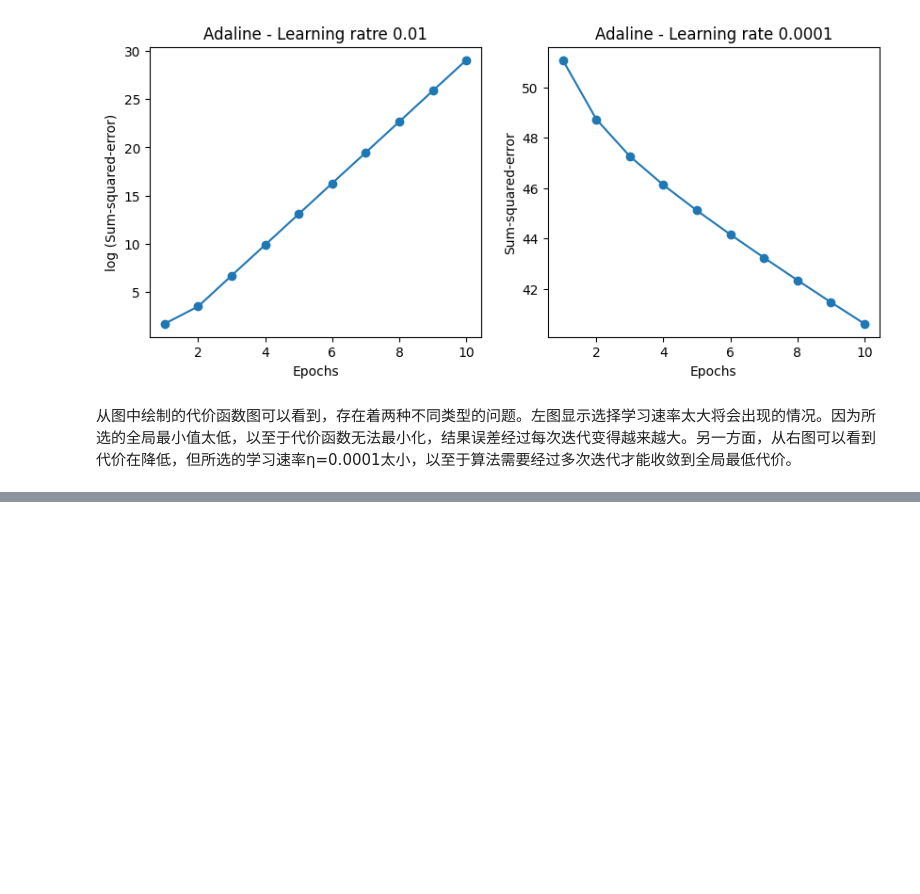
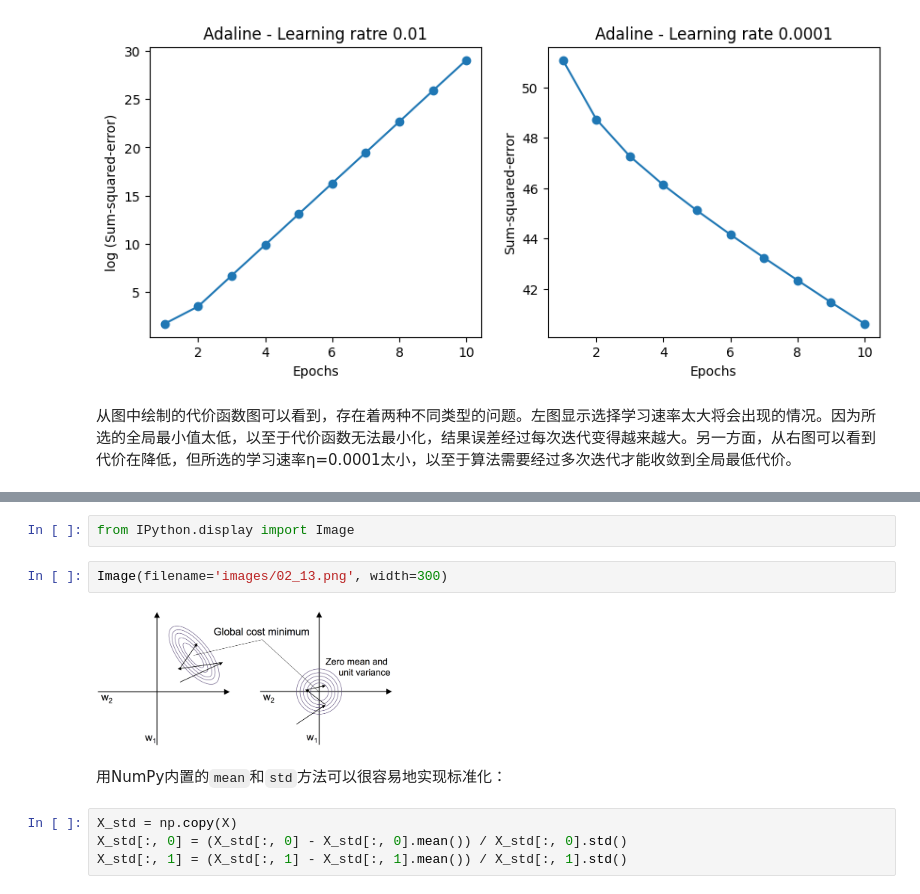
Before and after one commit to JackCaiZhang/python-machine-learning-3rd-edition, a Jupyter notebook: ch02/ch02.ipynb, the cells around one changed output, grey strips where cells are left out. Saved outputs shown, nothing was run; the diff lists cells and outputs as text; blank space fills up the shorter version.

```diff
--- a/ch02/ch02.ipynb
+++ b/ch02/ch02.ipynb
@@ -277,0 +297,12 @@ plt.show()
+# %%
+from IPython.display import Image
+# %%
+Image(filename='images/02_13.png', width=300)
+# %% [output]
+[figure, added]
+# %% [markdown]
+用NumPy内置的`mean`和`std`方法可以很容易地实现标准化：
+# %%
+X_std = np.copy(X)
+X_std[:, 0] = (X_std[:, 0] - X_std[:, 0].mean()) / X_std[:, 0].std()
+X_std[:, 1] = (X_std[:, 1] - X_std[:, 1].mean()) / X_std[:, 1].std()
```
Also changed, not shown: parts of 10 cells of this notebook, 1 other file.
